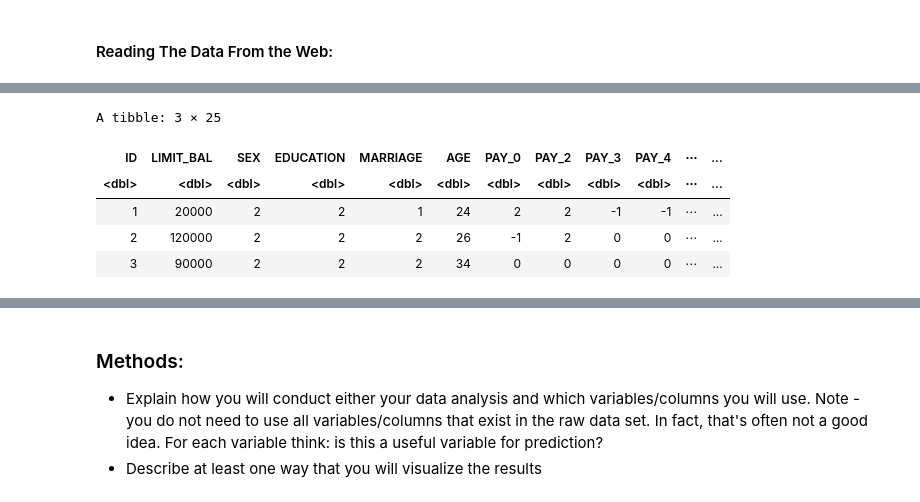
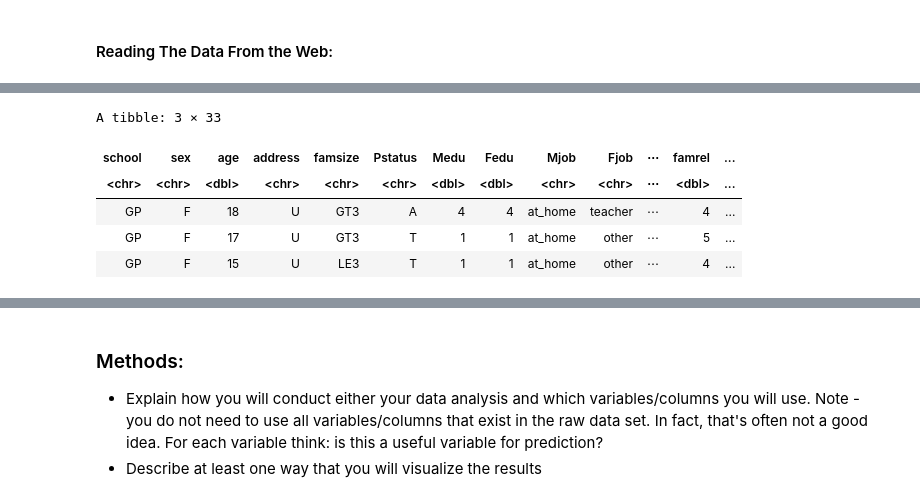
Before and after one commit to Yu-George/DSCI-100-Project, a Jupyter notebook: Proposal.ipynb, the cells around one changed output, grey strips where cells are left out. Drawn from its saved outputs; the diff is of its cells as text; code cells hidden in the pictures.

```diff
--- a/Proposal.ipynb
+++ b/Proposal.ipynb
@@ -35,8 +24,7 @@ Making 'packages.html' ...
 # %% [markdown]
 #### Reading The Data From the Web:
 # %%
-# Data from Citation #1
 temp <- tempfile()
-download.file("http://archive.ics.uci.edu/ml/machine-learning-databases/00350/default%20of%20credit%20card%20clients.xls",temp)
-credit <- read_excel(temp,skip = 1)
+download.file("https://archive.ics.uci.edu/ml/machine-learning-databases/00320/student.zip",temp)
+grades <- read_csv2(unz(temp, "student-mat.csv"))
 unlink(temp)
@@ -43,9 +49,9 @@ unlink(temp)
 # %%
-head(credit,n=3)
+head(grades,n=3)
 # %% [output]
-A tibble: 3 × 25
+A tibble: 3 × 33
-| ID | LIMIT_BAL | SEX | EDUCATION | MARRIAGE | AGE | PAY_0 | PAY_2 | PAY_3 | PAY_4 | ⋯ | ... |
-| <dbl> | <dbl> | <dbl> | <dbl> | <dbl> | <dbl> | <dbl> | <dbl> | <dbl> | <dbl> | ⋯ | ... |
-| 1 | 20000 | 2 | 2 | 1 | 24 | 2 | 2 | -1 | -1 | ⋯ | ... |
-| 2 | 120000 | 2 | 2 | 2 | 26 | -1 | 2 | 0 | 0 | ⋯ | ... |
-| 3 | 90000 | 2 | 2 | 2 | 34 | 0 | 0 | 0 | 0 | ⋯ | ... |
+| school | sex | age | address | famsize | Pstatus | Medu | Fedu | Mjob | Fjob | ⋯ | famrel | ... |
+| <chr> | <chr> | <dbl> | <chr> | <chr> | <chr> | <dbl> | <dbl> | <chr> | <chr> | ⋯ | <dbl> | ... |
+| GP | F | 18 | U | GT3 | A | 4 | 4 | at_home | teacher | ⋯ | 4 | ... |
+| GP | F | 17 | U | GT3 | T | 1 | 1 | at_home | other | ⋯ | 5 | ... |
+| GP | F | 15 | U | LE3 | T | 1 | 1 | at_home | other | ⋯ | 4 | ... |
```
Also changed, not shown: parts of 24 cells of this notebook.
